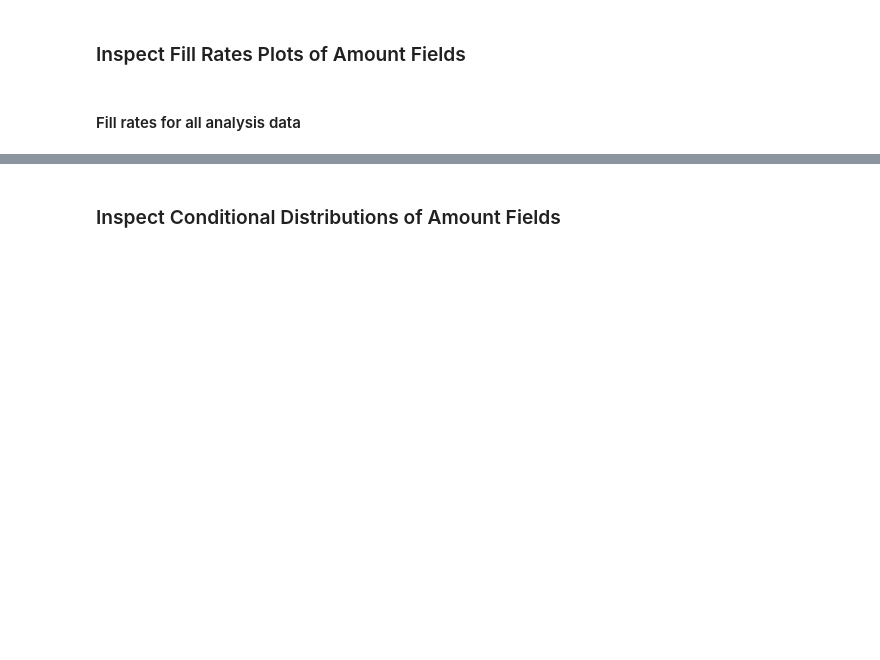
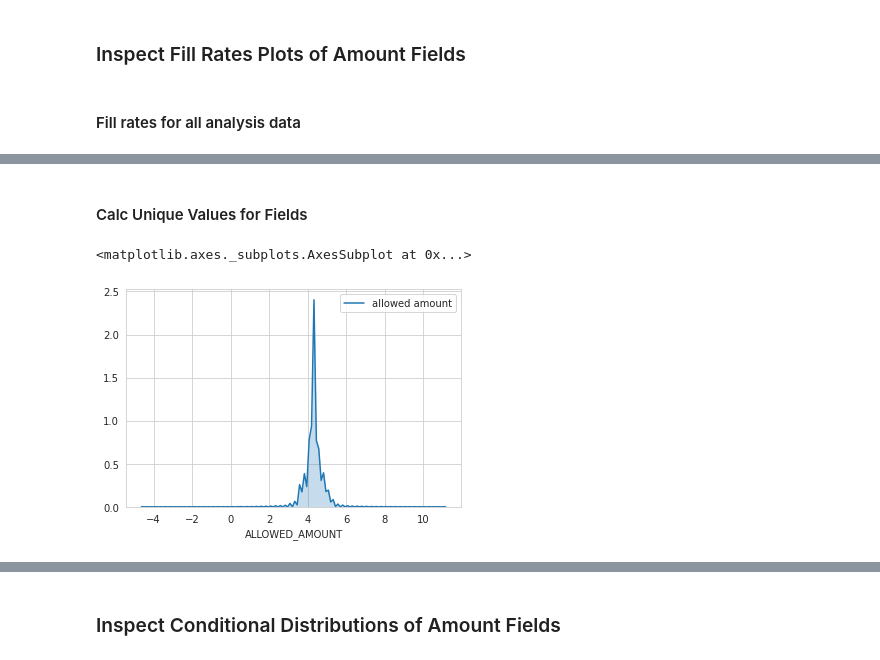
Before and after one commit to komodokamalesh/costofcare, a Jupyter notebook: analysis/Price Data Exploration.ipynb, the cells around one changed output, grey strips where cells are left out. Saved outputs shown, nothing was run; the diff lists cells and outputs as text; code cells hidden in the pictures; blank space fills up the shorter version.

```diff
--- a/analysis/Price Data Exploration.ipynb
+++ b/analysis/Price Data Exploration.ipynb
@@ -262,0 +388,9 @@ pull_snfdb(select_statement=temp_select_statement)
+# %%
+temp_select_statement=f""" select ALLOWED_AMOUNT, PATIENT_STATE, PAYER_KH_ID,
+      PAYER_CHANNEL, CLAIM_TYPE_CODE, MODIFIER_1, MODIFIER_2, UNITS, PLACE_OF_SERVICE, VISIT_SETTING_OF_CARE as SOC
+      from """ + aa_enh_db
+temp_select_statement+=f""" where procedure='99213' and allowed_amount is not null """
+
+
+sample_proc_price_pull=pull_snfdb(select_statement=temp_select_statement, diag=False)
+sample_proc_price_pull['LOG_ALLOWED_AMOUNT']=log(sample_proc_price_pull['ALLOWED_AMOUNT'])
@@ -262,0 +411,8 @@ pull_snfdb(select_statement=temp_select_statement)
+# %% [markdown]
+#### Calc Unique Values for Fields
+# %%
+sns.distplot(log(sample_proc_price_pull["ALLOWED_AMOUNT"]),
+         kde_kws={"shade": True},label="allowed amount", hist=False)
+# %% [output]
+<matplotlib.axes._subplots.AxesSubplot at 0x...>
+[figure, added]
```
Also changed, not shown: parts of 55 cells of this notebook.
